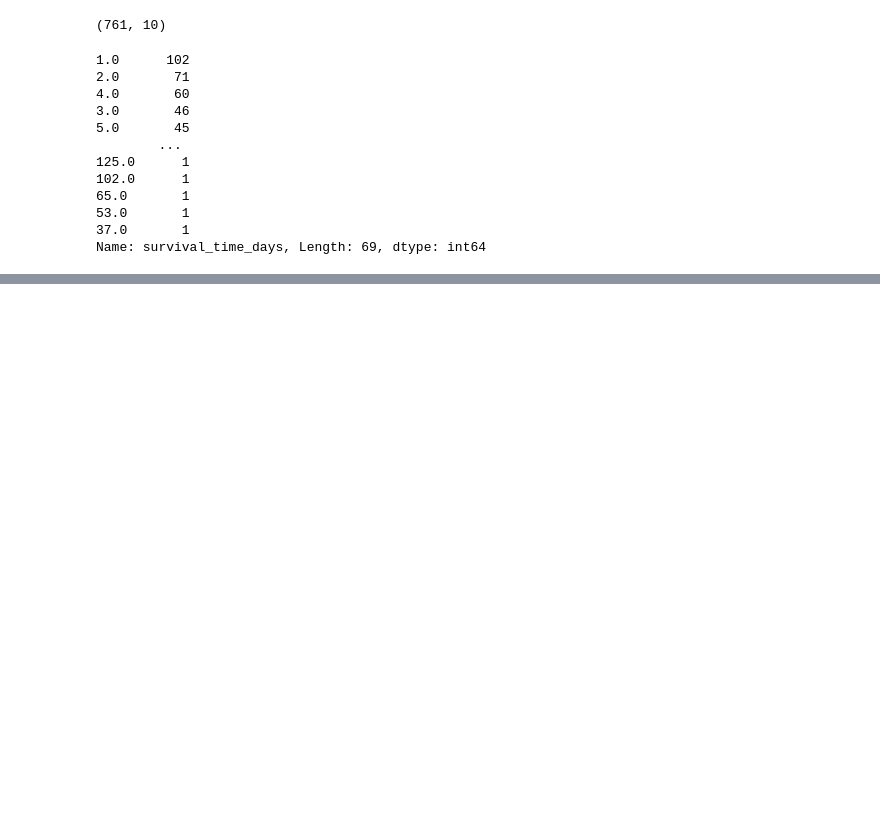
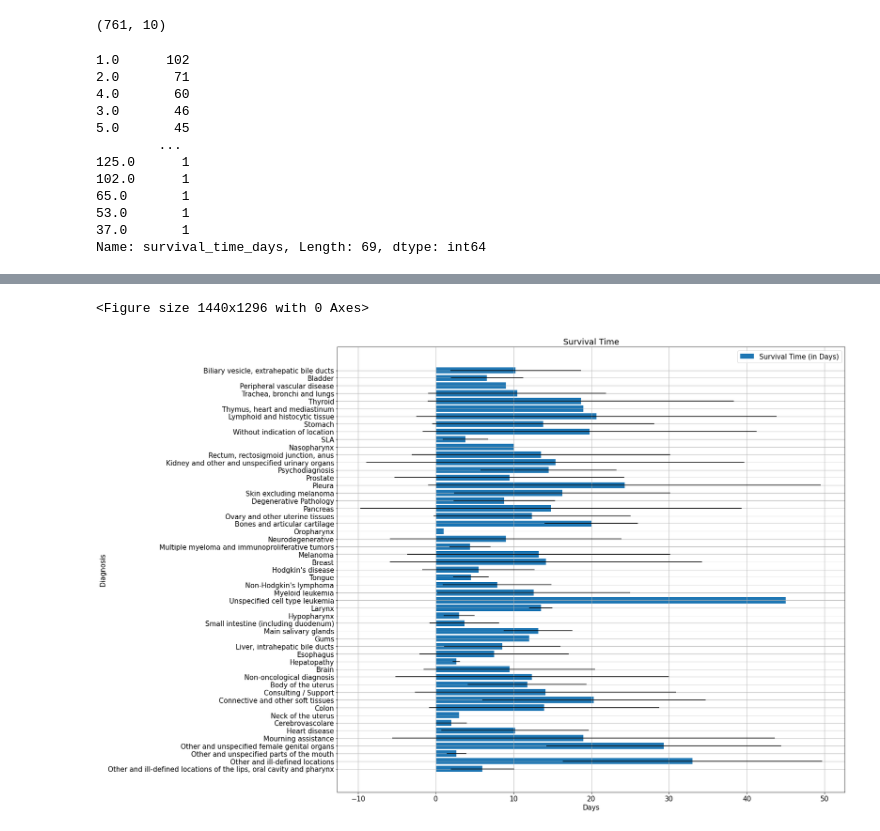
Before and after one commit to ryflect/cs692r-hospice, a Jupyter notebook: Referral Analysis.ipynb, the cells around one changed output, grey strips where cells are left out. Cells and saved outputs as stored; diff of their text form; code cells hidden in the pictures; blank space fills up the shorter version.

```diff
--- a/Referral Analysis.ipynb
+++ b/Referral Analysis.ipynb
@@ -192,2 +264,4 @@ df_referral = df_referral.dropna()
 # %%
 # get the survival time histogram for patients in each diagnosis
+df_survival = df_referral[['Diagnosi', 'survival_time_days']].groupby(by=['Diagnosi']).mean()
+df_survival_stddev = df_referral[['Diagnosi', 'survival_time_days']].groupby(by=['Diagnosi']).std(ddof=0)
@@ -193,0 +289,4 @@ df_referral = df_referral.dropna()
+# %%
+df_survival_stddev = df_survival_stddev.rename(columns={"survival_time_days": "survival_stddev"})
+df_surv = pd.merge(df_survival, df_survival_stddev, on='Diagnosi').reset_index()
+df_surv
@@ -193,0 +311,9 @@ df_referral = df_referral.dropna()
+# %%
+from googletrans import Translator
+df_surv['Diagnosis'] = df_surv.Diagnosi.str.findall('(.+)#').to_frame()
+df_surv['Diagnosis'] = df_surv['Diagnosis'].apply(lambda x: x if isinstance(x, float) else x[0])
+
+translator = Translator()
+df_surv['Diagnosi'] = df_surv['Diagnosis'].apply(translator.translate, src='it', dest='en').apply(getattr, args=('text',))
+df_surv = df_surv.drop(columns = ['Diagnosis'])
+df_surv
@@ -194,2 +338,21 @@ df_referral = df_referral.dropna()
+# %%
+plt.rcParams['figure.figsize'] = [20, 18]
+matplotlib.rcParams.update({'font.size': 15})
+plt.figure()
+labels = df_surv['Diagnosi']
+survival = df_surv['survival_time_days']
+errors = df_surv['survival_stddev']
+fig, ax = plt.subplots()
+bar1 = ax.barh(labels, survival, label='Survival Time (in Days)', xerr=errors)
+ax.set_xlabel('Days')
+ax.set_ylabel('Diagnosis')
+ax.set_title('Survival Time')
+ax.legend()
+plt.grid()
+plt.savefig("./graphs/referral analysis/survival_time_diagnosis.png")
+plt.show()
+# %% [output]
+<Figure size 1440x1296 with 0 Axes>
+[figure, added]
 # %%
 # First Definition: Split patients into early/late referral by using the criteria of +- 2 stddev for each diagnosis
```
Also changed, not shown: parts of 12 cells of this notebook.
